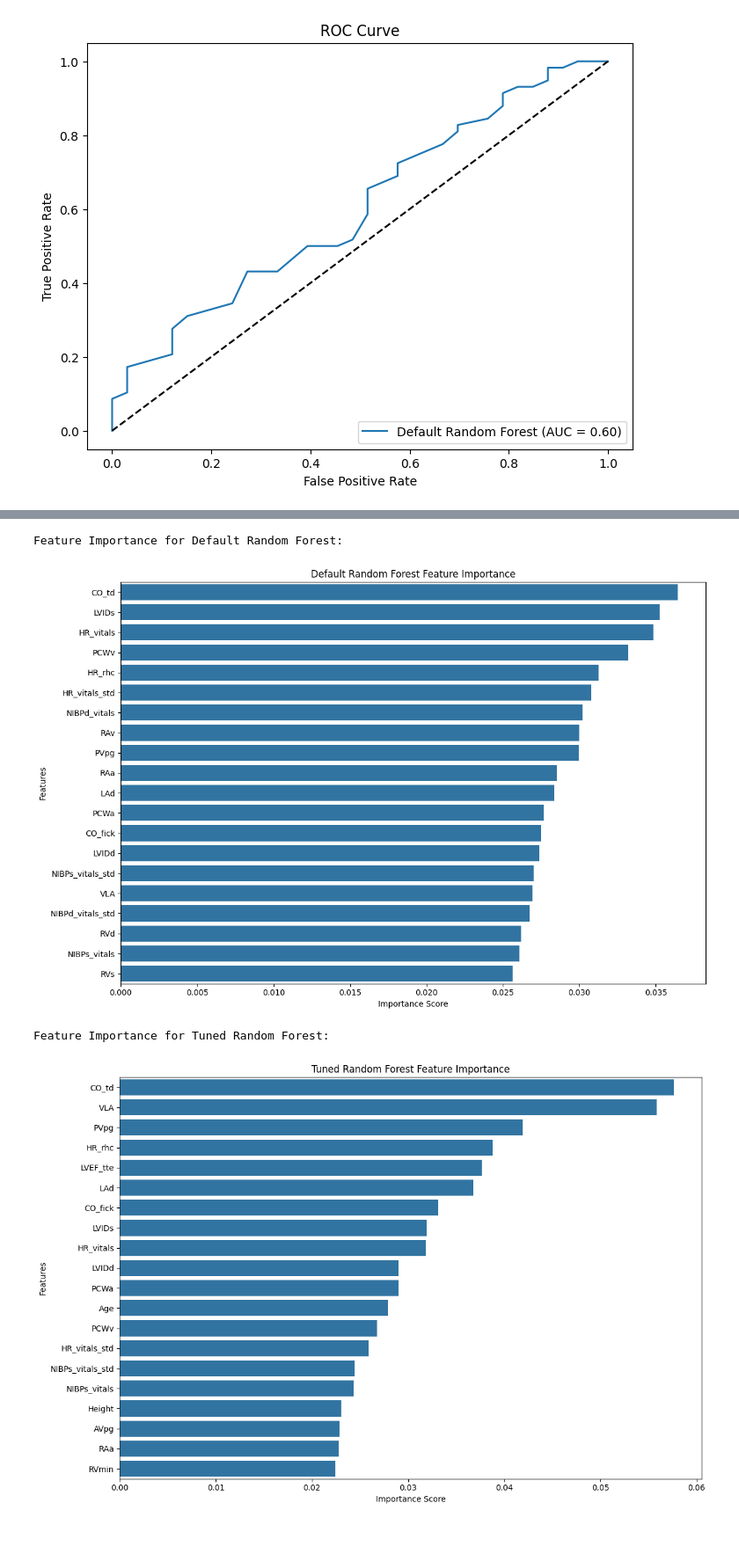
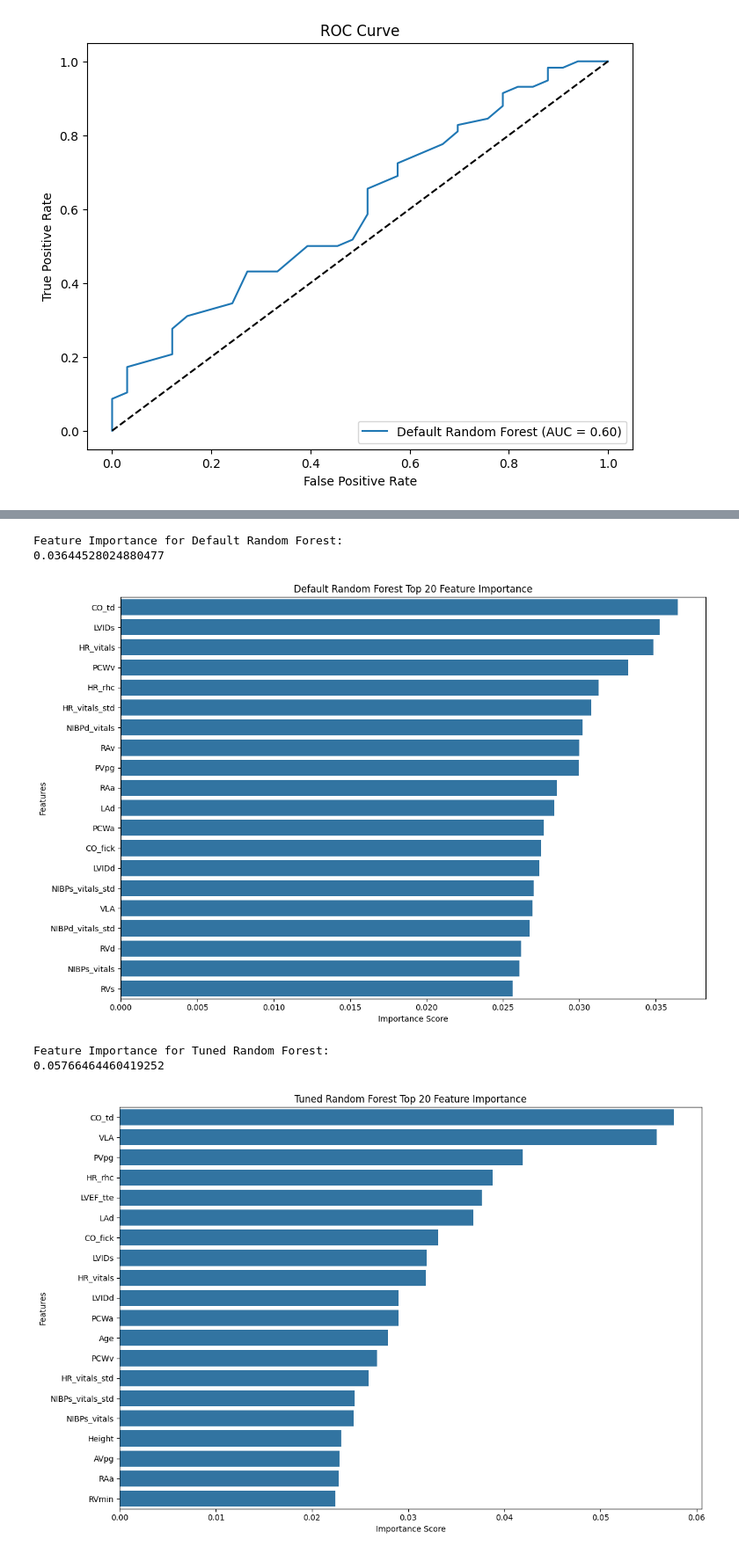
Before and after one commit to pallakk/RV-Prediction-Model-, a Jupyter notebook: random_forest.ipynb, the cells around one changed output, grey strips where cells are left out. Shown: that part at 88% size. Saved outputs shown, nothing was run; the diff lists cells and outputs as text; code cells hidden in the pictures.

```diff
--- a/random_forest.ipynb
+++ b/random_forest.ipynb
@@ -7,3 +7,14 @@ from sklearn.ensemble import RandomForestClassifier
 from sklearn.model_selection import train_test_split, RandomizedSearchCV
 from sklearn.metrics import accuracy_score, classification_report, confusion_matrix, roc_auc_score, roc_curve
 from sklearn.preprocessing import StandardScaler, LabelEncoder
+# %%
+# Load data
+data = pd.read_csv('patients_data_with_RVoutcomes.csv')
+
+# Clean data
+data = data.dropna(subset=['Birthday', 'RV Dysfunction'])
+data = data[data['RV Dysfunction'] != '0']
+
+# Select features
+columns_to_exclude = ['patid', 'patkey', 'rhcId','RHCDate', 'TTEDate', 'AVr_str', 'PVr_str', 'TVr_str', 'MVr_str']
+data = data.drop(columns=columns_to_exclude)
@@ -117,10 +129,10 @@ def tune_hyperparameters(X_train, y_train, n_iter=20, cv=5, random_state=42):
 
     # Define the hyperparameter search space
     param_dist = {
-        'n_estimators': [50, 100, 200, 300, 400],
+        'n_estimators': [100, 150, 200, 250, 300, 350, 400],
         'max_depth': [None, 10, 20, 30, 40],
         'min_samples_split': [2, 5, 10],
-        'min_samples_leaf': [1, 2, 4],
+        'min_samples_leaf': [1, 3, 5],
         'max_features': [None, 'sqrt', 'log2'],
         'bootstrap': [True, False]
     }
@@ -257,12 +271,14 @@ Feature Importance for Tuned Random Forest:
 # %%
 print("\nFeature Importance for Default Random Forest:")
-importance_df_default = plot_feature_importance(default_model, X.columns, "Default Random Forest Feature Importance", 20, True)
+importance_df_default = plot_feature_importance(default_model, X.columns, "Default Random Forest Top 20 Feature Importance", 20, True)
 
 # After training the tuned model
 print("\nFeature Importance for Tuned Random Forest:")
-importance_df_tuned = plot_feature_importance(best_model, X.columns, "Tuned Random Forest Feature Importance",20, True)
+importance_df_tuned = plot_feature_importance(best_model, X.columns, "Tuned Random Forest Top 20 Feature Importance",20, True)
 # %% [output]
 Feature Importance for Default Random Forest:
+0.03644528024880477
-[figure, old version]
+[figure, new version]
 Feature Importance for Tuned Random Forest:
+0.05766464460419252
-[figure, old version]
+[figure, new version]
```
Also changed, not shown: parts of 6 cells of this notebook.
